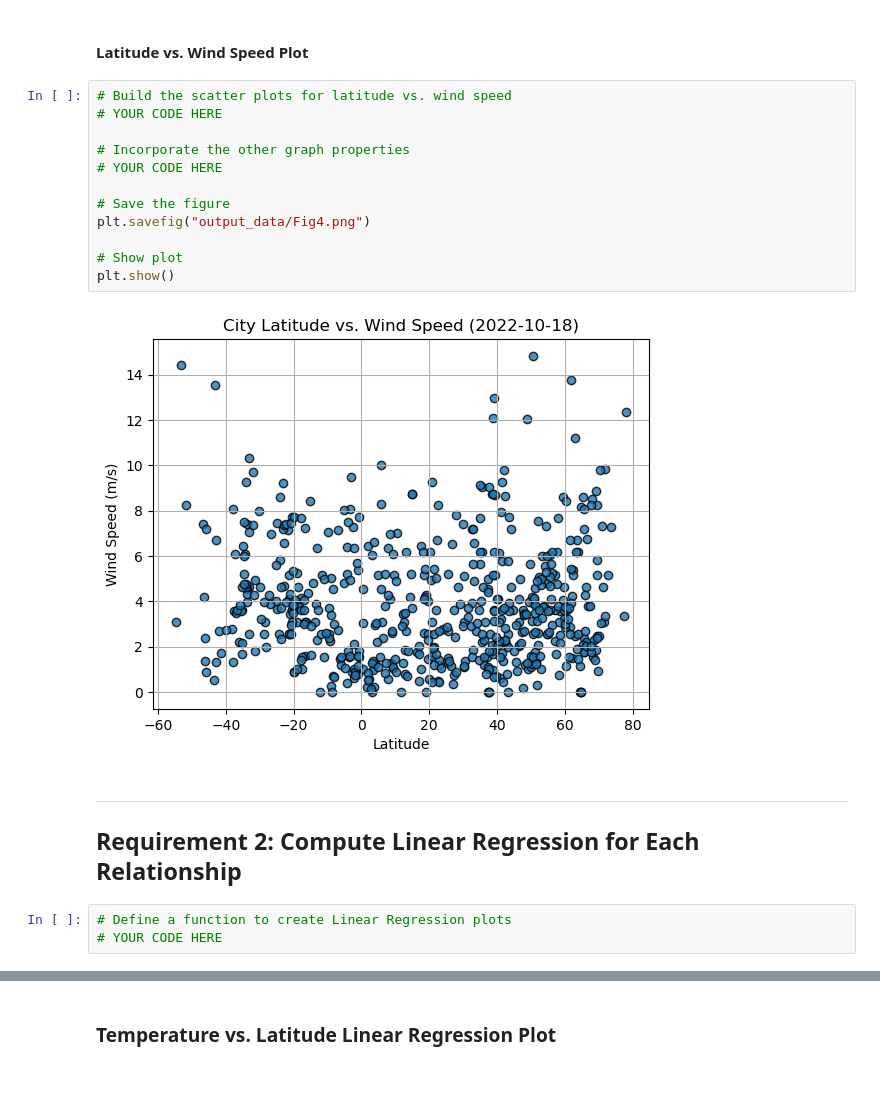
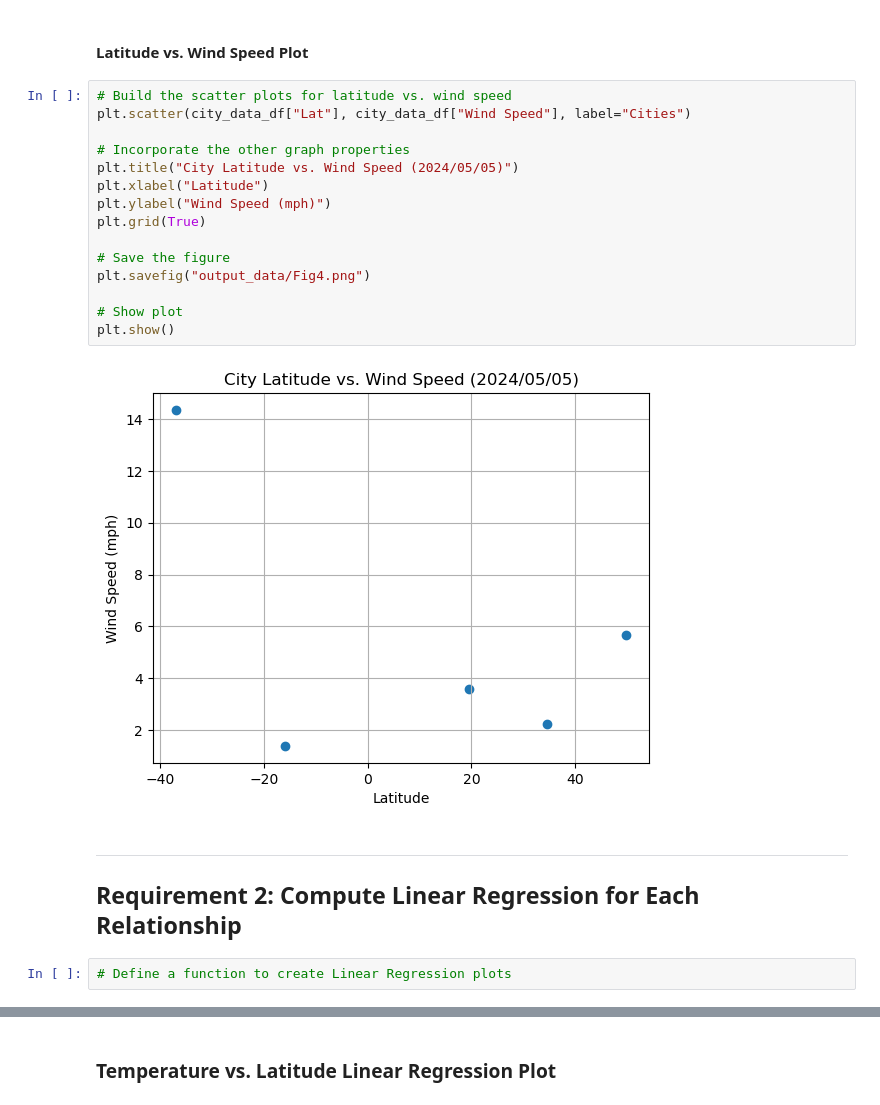
Before and after one commit to JiminieJames/python-api-challenge, a Jupyter notebook: WeatherPy.ipynb, the cells around one changed output, grey strips where cells are left out. Drawn from its saved outputs; the diff is of its cells as text.

```diff
--- a/WeatherPy.ipynb
+++ b/WeatherPy.ipynb
@@ -237,24 +464,26 @@ plt.show()
 #### Latitude vs. Wind Speed Plot
 # %%
 # Build the scatter plots for latitude vs. wind speed
-# YOUR CODE HERE
+plt.scatter(city_data_df["Lat"], city_data_df["Wind Speed"], label="Cities")
 
 # Incorporate the other graph properties
-# YOUR CODE HERE
+plt.title("City Latitude vs. Wind Speed (2024/05/05)")
+plt.xlabel("Latitude")
+plt.ylabel("Wind Speed (mph)")
+plt.grid(True)
 
 # Save the figure
 plt.savefig("output_data/Fig4.png")
 
 # Show plot
 plt.show()
 # %% [output]
-[figure, old version]
+[figure, new version]
 # %% [markdown]
 ---
 
 ## Requirement 2: Compute Linear Regression for Each Relationship
 # %%
 # Define a function to create Linear Regression plots
-# YOUR CODE HERE
 # %%
 # Create a DataFrame with the Northern Hemisphere data (Latitude >= 0)
```
Also changed, not shown: parts of 33 cells of this notebook, 5 other files.
